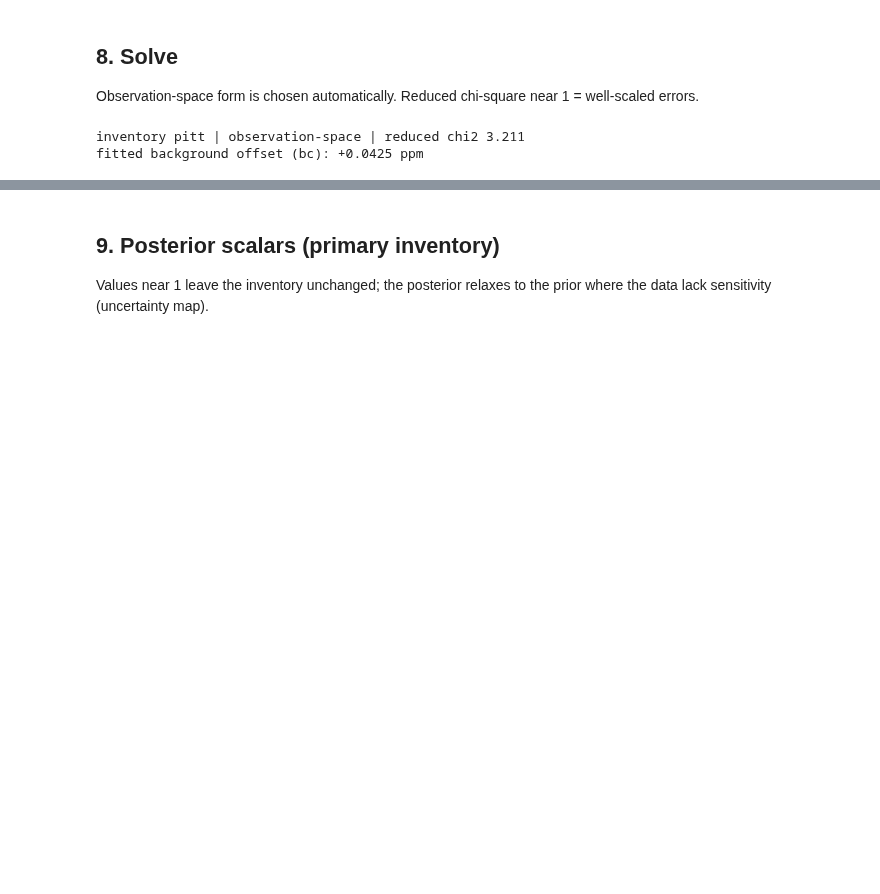
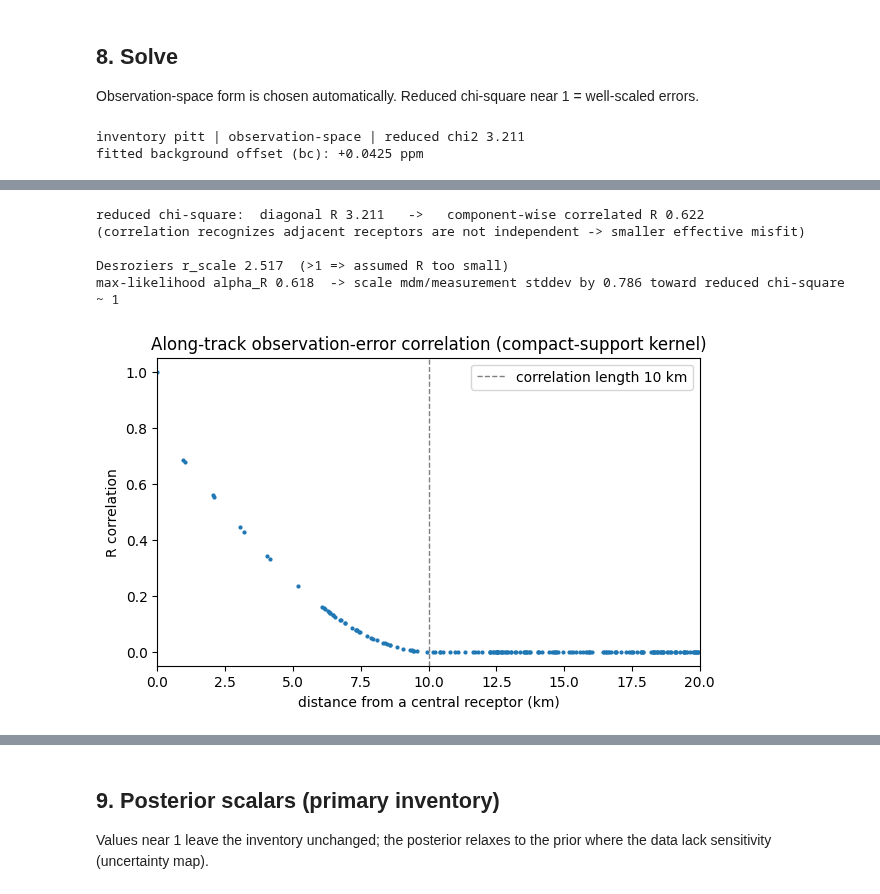
Before and after one commit to erselab/halo-nyc, a Jupyter notebook: bayes_opt/halo_oe/halo_inversion_walkthrough.ipynb, the cells around one changed output, grey strips where cells are left out. Drawn from its saved outputs; the diff is of its cells as text; code cells hidden in the pictures; blank space fills up the shorter version.

Commit message:
added new outlier rejection, background from jacobians, error tuning, sectoral decomposition, flux aggregation, updated README

```diff
--- a/bayes_opt/halo_oe/halo_inversion_walkthrough.ipynb
+++ b/bayes_opt/halo_oe/halo_inversion_walkthrough.ipynb
@@ -238,0 +245,41 @@ fitted background offset (bc): +0.0425 ppm
+# %%
+from halo_oe.obs_error import build_obs_error_covariance, receptors_to_km
+from goe import desroziers_diagnostics, tune_variance_scales
+
+# component-wise R: independent measurement variance + along-track-correlated MDM
+R_comp = build_obs_error_covariance(rlat, rlon, cfg)
+prob_corr = GaussianLinearProblem(H=H, z=obs_data.z, xa=xa, Sa=Sa, R=R_comp)
+post_corr = solve(prob_corr)
+chi_diag = reduced_chi_square(problem, posterior)
+chi_corr = reduced_chi_square(prob_corr, post_corr)
+print(f'reduced chi-square:  diagonal R {chi_diag:.3f}   ->   component-wise correlated R {chi_corr:.3f}')
+print('(correlation recognizes adjacent receptors are not independent -> smaller effective misfit)')
+
+# error tuning on the correlated-R problem (non-destructive: prints suggestions)
+dz = desroziers_diagnostics(prob_corr, post_corr)
+print(f'\nDesroziers r_scale {dz["r_scale"]:.3f}  (>1 => assumed R too small)')
+vr = tune_variance_scales(prob_corr, tune_Sa=False, tune_R=True)
+print(f'max-likelihood alpha_R {vr.alpha_R:.3f}  -> scale mdm/measurement stddev by '
+      f'{vr.alpha_R**0.5:.3f} toward reduced chi-square ~ 1')
+
+# illustrate the along-track correlation: R correlation of a central receptor vs distance
+xy = receptors_to_km(rlat, rlon)
+i0 = int(np.argmin(np.linalg.norm(xy - xy.mean(0), axis=1)))   # a central receptor
+Rrow = np.asarray(R_comp.to_dense()[i0])
+dist = np.linalg.norm(xy - xy[i0], axis=1)
+corr = Rrow / Rrow[i0]
+o = np.argsort(dist)
+mdm_len = cfg.get_float('observations', 'mdm_correlation_length_km', default=10.0)
+fig, ax = plt.subplots(figsize=(7, 4))
+ax.plot(dist[o], corr[o], '.', ms=4)
+ax.axvline(mdm_len, color='gray', ls='--', lw=1, label=f'correlation length {mdm_len:.0f} km')
+ax.set_xlabel('distance from a central receptor (km)'); ax.set_ylabel('R correlation')
+ax.set_title('Along-track observation-error correlation (compact-support kernel)')
+ax.set_xlim(0, max(2 * mdm_len, 5)); ax.legend(); plt.show()
+# %% [output]
+reduced chi-square:  diagonal R 3.211   ->   component-wise correlated R 0.622
+(correlation recognizes adjacent receptors are not independent -> smaller effective misfit)
+
+Desroziers r_scale 2.517  (>1 => assumed R too small)
+max-likelihood alpha_R 0.618  -> scale mdm/measurement stddev by 0.786 toward reduced chi-square ~ 1
+[figure, added]
```
Also changed, not shown: parts of 10 cells of this notebook, 6 other files.
